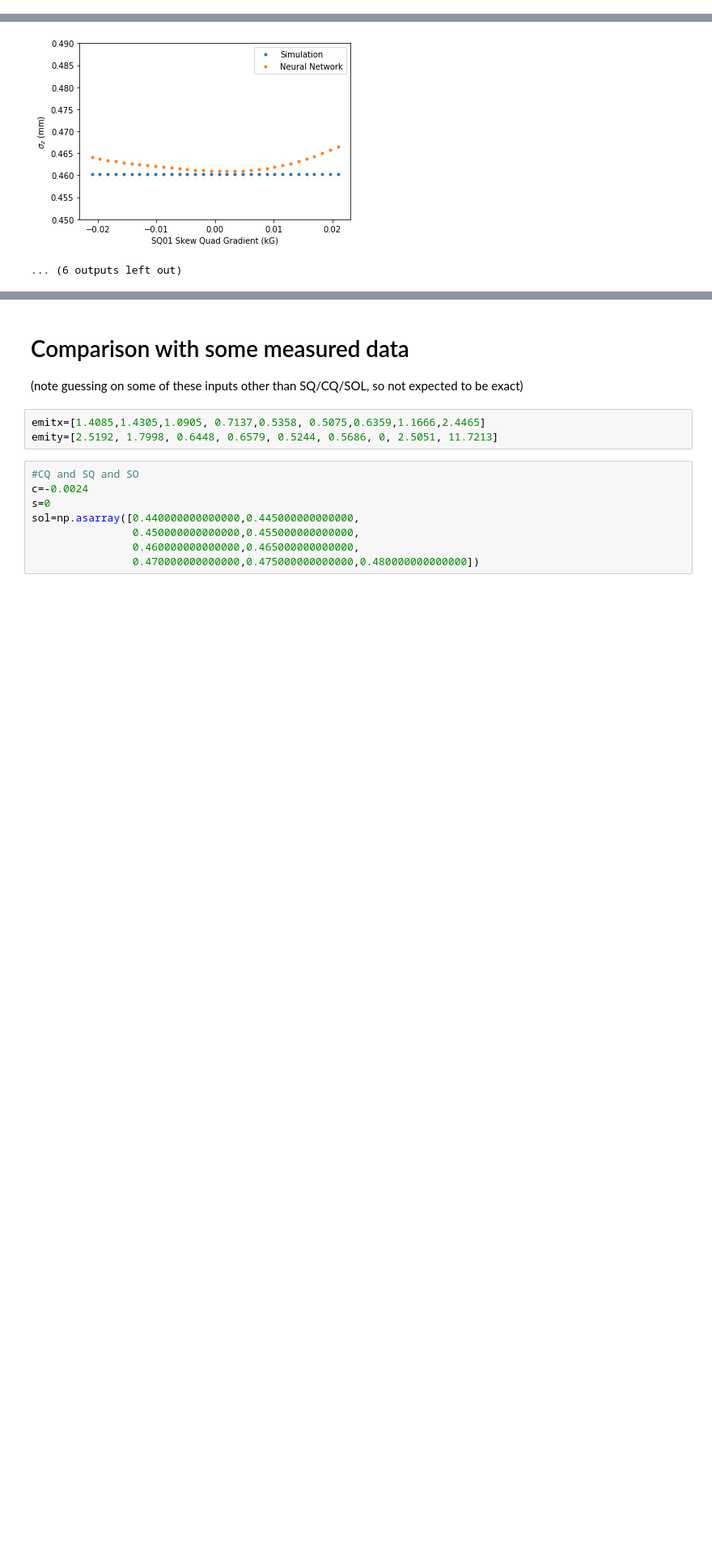
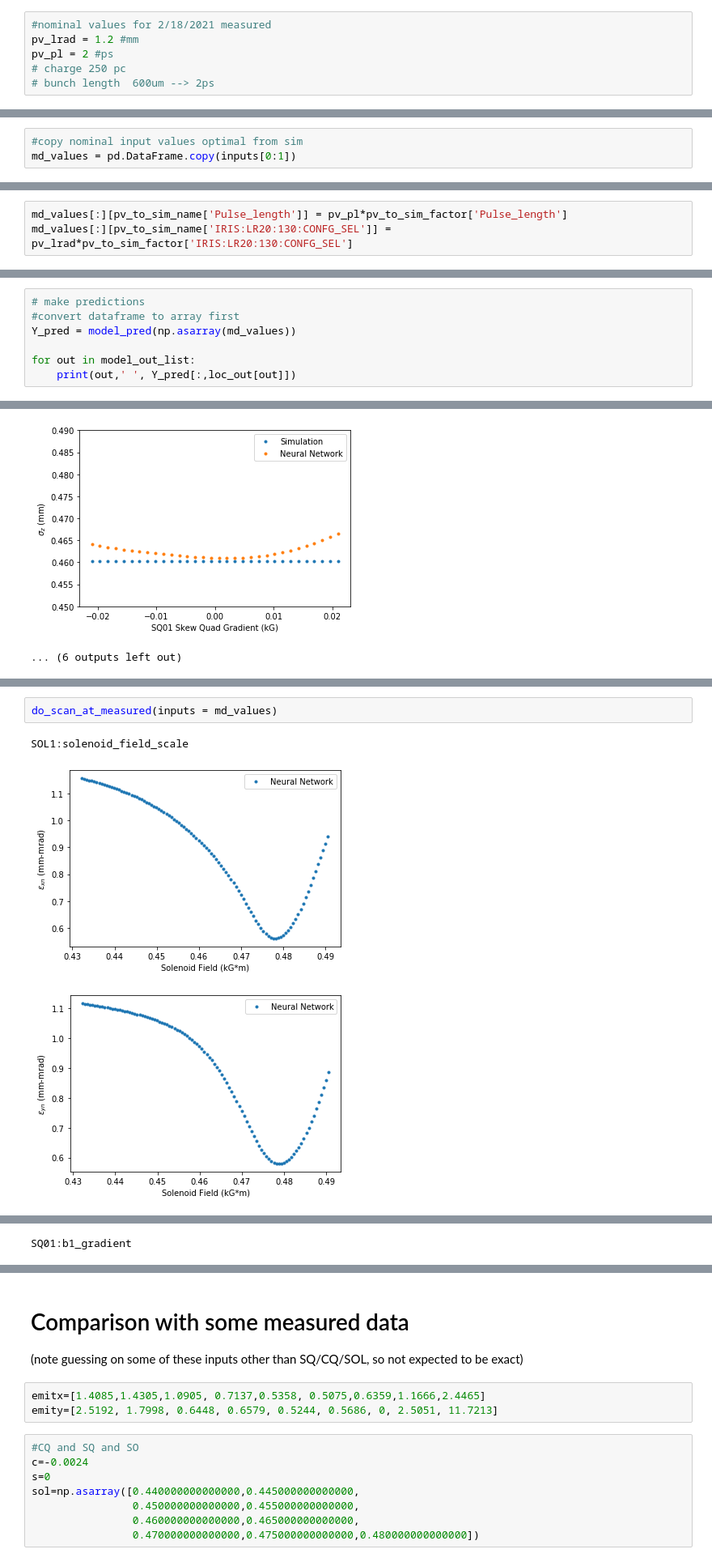
Before and after one commit to singh96aman/lcls_cu_injector_tuning, a Jupyter notebook: models/simple_models/LCLS_Cu_Inj_scalar_beam_size_emit_OTR2.ipynb, the cells around one changed output, grey strips where cells are left out. Shown at 81% size. Drawn from its saved outputs; the diff is of its cells as text; blank space fills up the shorter version.

Commit message:
adding dictionary scans around md points

```diff
--- a/models/simple_models/LCLS_Cu_Inj_scalar_beam_size_emit_OTR2.ipynb
+++ b/models/simple_models/LCLS_Cu_Inj_scalar_beam_size_emit_OTR2.ipynb
@@ -305,0 +308,6 @@ norm_emit_y   [1.1347942e-06]
+# %%
+#nominal values for 2/18/2021 measured
+pv_lrad = 1.2 #mm
+pv_pl = 2 #ps
+# charge 250 pc
+# bunch length  600um --> 2ps
@@ -305,0 +325,3 @@ norm_emit_y   [1.1347942e-06]
+# %%
+#copy nominal input values optimal from sim
+md_values = pd.DataFrame.copy(inputs[0:1])
@@ -305,0 +336,3 @@ norm_emit_y   [1.1347942e-06]
+# %%
+md_values[:][pv_to_sim_name['Pulse_length']] = pv_pl*pv_to_sim_factor['Pulse_length']
+md_values[:][pv_to_sim_name['IRIS:LR20:130:CONFG_SEL']] = pv_lrad*pv_to_sim_factor['IRIS:LR20:130:CONFG_SEL']
@@ -305,0 +349,7 @@ norm_emit_y   [1.1347942e-06]
+# %%
+# make predictions
+#convert dataframe to array first
+Y_pred = model_pred(np.asarray(md_values))
+
+for out in model_out_list:
+    print(out,' ', Y_pred[:,loc_out[out]])
@@ -912,0 +1158,6 @@ SQ01:b1_gradient
+# %%
+do_scan_at_measured(inputs = md_values)
+# %% [output]
+SOL1:solenoid_field_scale
+[figure, added]
+[figure, added]
@@ -912,0 +1167 @@ SQ01:b1_gradient
+SQ01:b1_gradient
```
Also changed, not shown: parts of 10 cells of this notebook.
